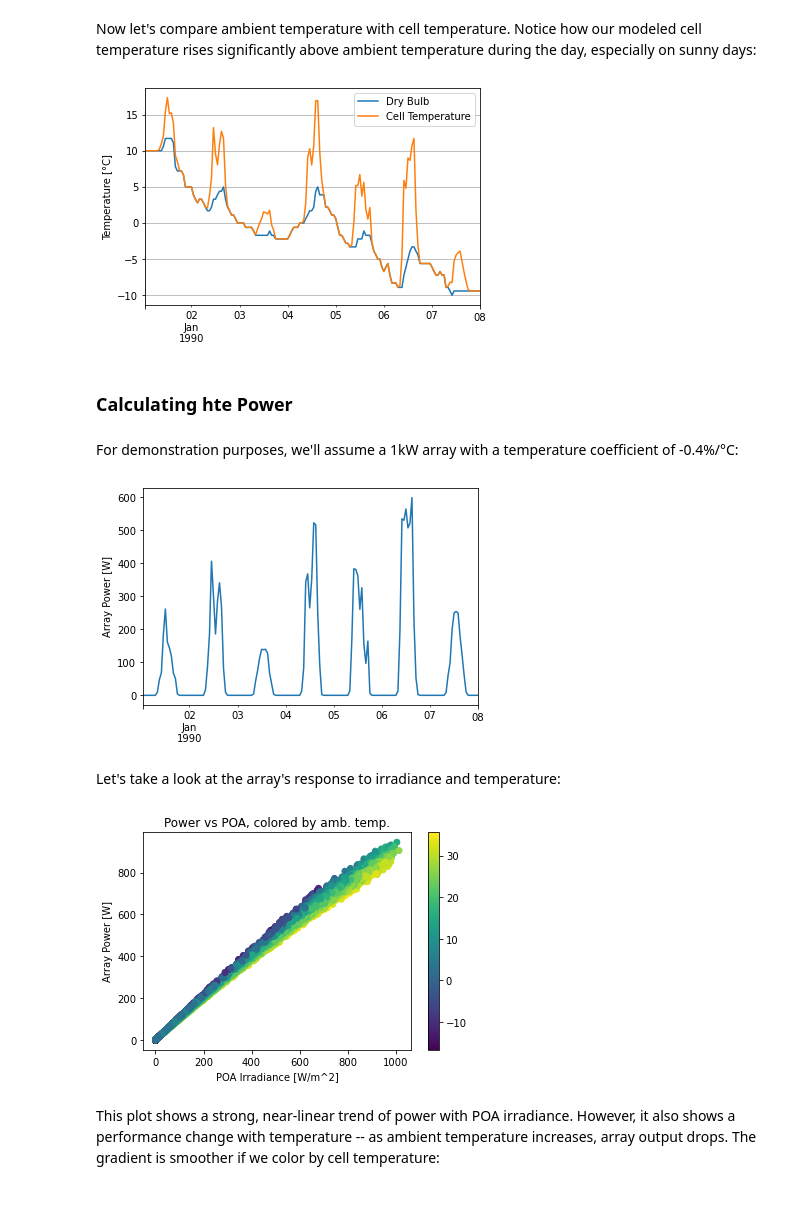
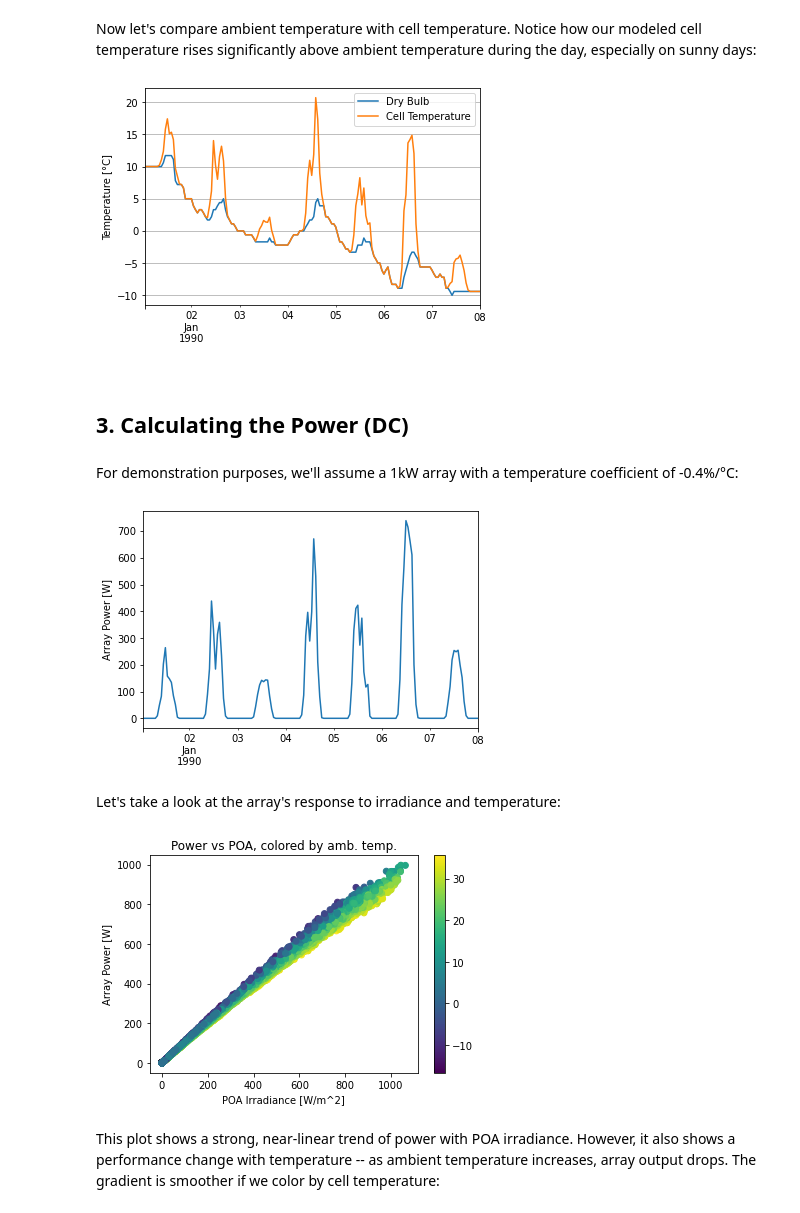
Before and after one commit to PV-Tutorials/PVPMC_2022, a Jupyter notebook: Tutorial 3 - Array Power.ipynb, the cells around one changed output. Drawn from its saved outputs; the diff is of its cells as text; code cells hidden in the pictures.

```diff
--- a/Tutorial 3 - Array Power.ipynb
+++ b/Tutorial 3 - Array Power.ipynb
@@ -45,12 +58,11 @@ solar_position.index += pd.Timedelta('30min')
 tilt = 20
 azimuth = 180
 
-
-df_poa_tracker = pvlib.irradiance.get_total_irradiance(surface_tilt=tilt,
+array_poa = pvlib.irradiance.get_total_irradiance(surface_tilt=tilt,
                                                        surface_azimuth=azimuth,
                                                        dni=df_tmy['DNI'],
                                                        ghi=df_tmy['GHI'],
                                                        dhi=df_tmy['DHI'],
                                                        solar_zenith=solar_position['apparent_zenith'],
                                                        solar_azimuth=solar_position['azimuth'])
-tracker_poa = df_poa_tracker['poa_global']
+array_poa = array_poa['poa_global']  # Returns various irradiances; we will use the global value at plane of array.
@@ -65,7 +79,7 @@ Modeling module temperature
 Some PV thermal models go to the trouble of modeling the entire heat balance equation, but much simpler models are available and are often accurate enough. Here we will use the thermal model from the Sandia Array Performance Model (SAPM) to estimate cell temperature from ambient conditions. The SAPM thermal model takes only POA irradiance, ambient temperature, and wind speed as weather inputs, but it also requires a set of parameters that characterize the thermal properties of the module of interest. Pvlib has common literature values, and we will access those for a common racking format.
 # %%
 parameters = pvlib.temperature.TEMPERATURE_MODEL_PARAMETERS['sapm']['open_rack_glass_polymer']
-cell_temperature = pvlib.temperature.sapm_cell(tracker_poa,
+cell_temperature = pvlib.temperature.sapm_cell(array_poa,
                                                df_tmy['DryBulb'],
                                                df_tmy['Wspd'],
                                                **parameters)
@@ -84,31 +103,33 @@ plt.legend(['Dry Bulb', 'Cell Temperature'])
 # note Python 3 can use unicode characters like the degrees symbol
 plt.ylabel('Temperature [°C]');
 # %% [output]
-[figure, old version]
+[figure, new version]
+# %% [markdown]
+<a href='#step3'>
 # %% [markdown]
-### Calculating hte Power
+## 3. Calculating the Power (DC)
 # %% [markdown]
 For demonstration purposes, we'll assume a 1kW array with a temperature coefficient of -0.4%/°C:
 # %%
 gamma_pdc = -0.004  # divide by 100 to go from %/°C to 1/°C
-nameplate = 4.2
+nameplate = 1000 # Watts
 
-array_power = pvlib.pvsystem.pvwatts_dc(tracker_poa, cell_temperature, nameplate, gamma_pdc)
+array_power = pvlib.pvsystem.pvwatts_dc(array_poa, cell_temperature, nameplate, gamma_pdc)
 # %%
 array_power.head(24*7).plot()
 plt.ylabel('Array Power [W]');
 # %% [output]
-[figure, old version]
+[figure, new version]
 # %% [markdown]
 Let's take a look at the array's response to irradiance and temperature:
 # %%
-plt.scatter(tracker_poa, array_power, c=df_tmy['DryBulb'])
+plt.scatter(array_poa, array_power, c=df_tmy['DryBulb'])
 plt.colorbar()
 plt.ylabel('Array Power [W]')
 plt.xlabel('POA Irradiance [W/m^2]')
 plt.title('Power vs POA, colored by amb. temp.');
 # %% [output]
-[figure, old version]
+[figure, new version]
 # %% [markdown]
 This plot shows a strong, near-linear trend of power with POA irradiance.  However, it also shows a performance change with temperature -- as ambient temperature increases, array output drops.  The gradient is smoother if we color by cell temperature:
 # %%
```
Also changed, not shown: parts of 15 cells of this notebook, 2 other files.
